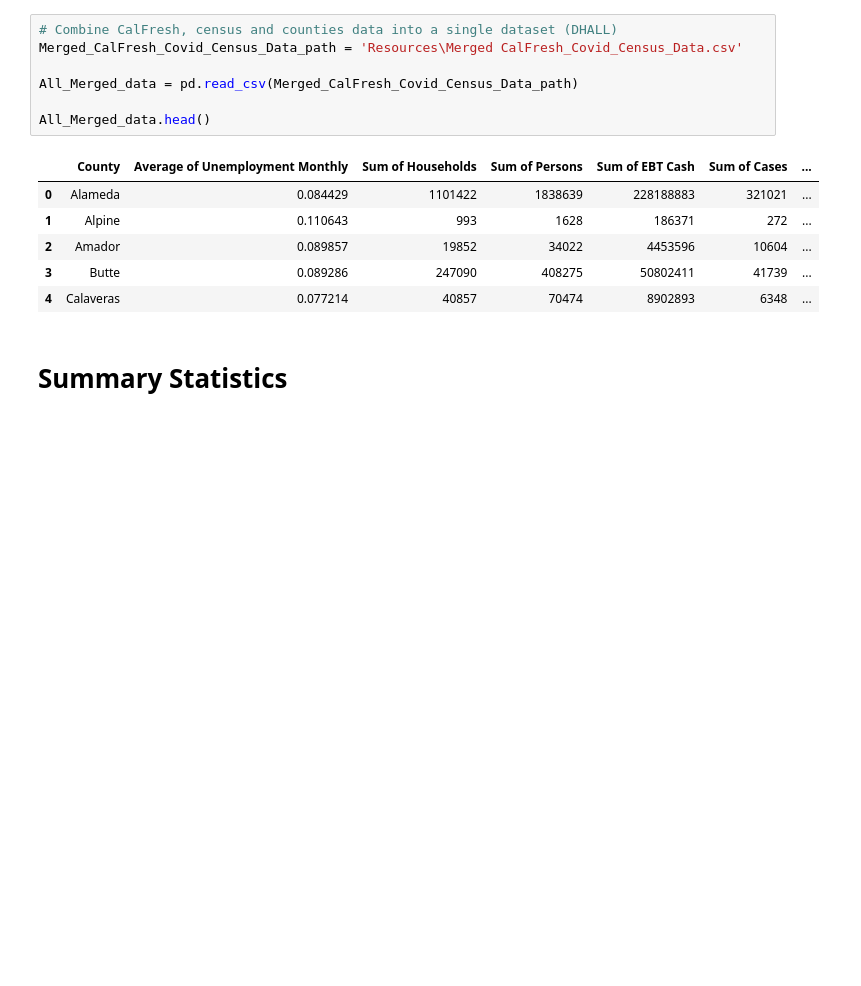
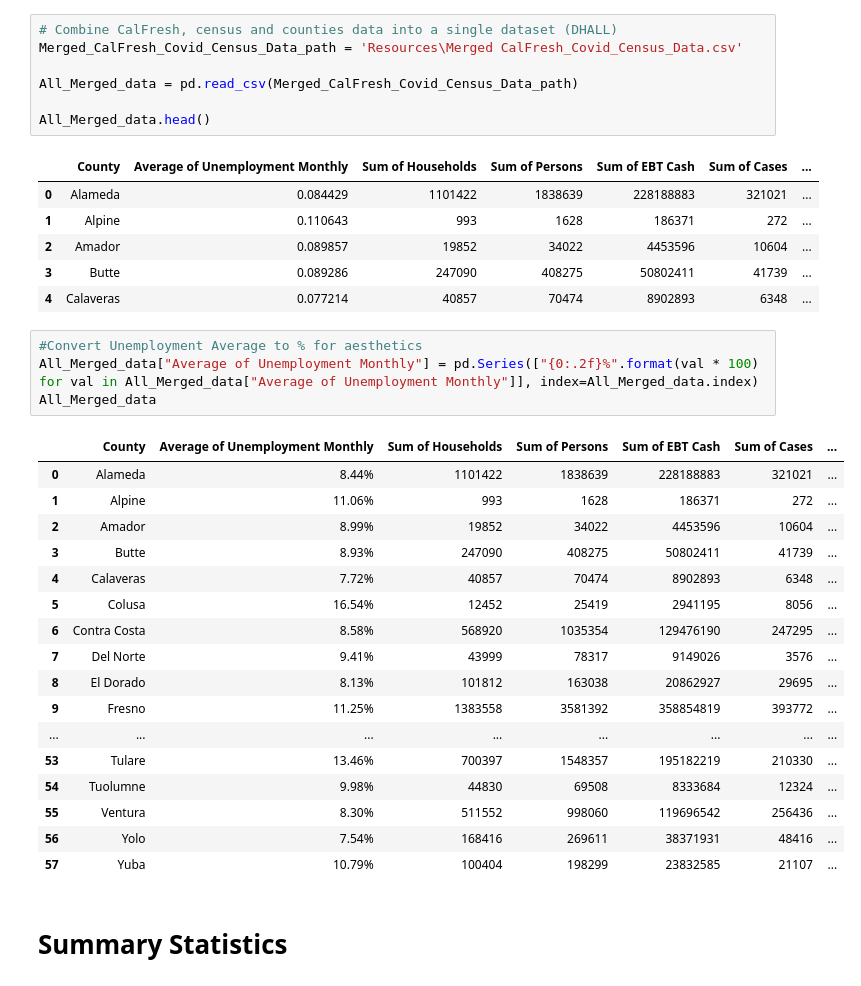
Before and after one commit to speedracer05/Covid_CalFresh, a Jupyter notebook: Covid_CalFresh.ipynb, the cells around one changed output. Saved outputs shown, nothing was run; the diff lists cells and outputs as text; blank space fills up the shorter version.

```diff
--- a/Covid_CalFresh.ipynb
+++ b/Covid_CalFresh.ipynb
@@ -243,6 +231,28 @@ All_Merged_data.head()
 | 2 | Amador | 0.089857 | 19852 | 34022 | 4453596 | 10604 | ... |
 | 3 | Butte | 0.089286 | 247090 | 408275 | 50802411 | 41739 | ... |
 | 4 | Calaveras | 0.077214 | 40857 | 70474 | 8902893 | 6348 | ... |
+# %%
+#Convert Unemployment Average to % for aesthetics
+All_Merged_data["Average of Unemployment Monthly"] = pd.Series(["{0:.2f}%".format(val * 100) for val in All_Merged_data["Average of Unemployment Monthly"]], index=All_Merged_data.index)
+All_Merged_data
+# %% [output]
+|  | County | Average of Unemployment Monthly | Sum of Households | Sum of Persons | Sum of EBT Cash | Sum of Cases | ... |
+| 0 | Alameda | 8.44% | 1101422 | 1838639 | 228188883 | 321021 | ... |
+| 1 | Alpine | 11.06% | 993 | 1628 | 186371 | 272 | ... |
+| 2 | Amador | 8.99% | 19852 | 34022 | 4453596 | 10604 | ... |
+| 3 | Butte | 8.93% | 247090 | 408275 | 50802411 | 41739 | ... |
+| 4 | Calaveras | 7.72% | 40857 | 70474 | 8902893 | 6348 | ... |
+| 5 | Colusa | 16.54% | 12452 | 25419 | 2941195 | 8056 | ... |
+| 6 | Contra Costa | 8.58% | 568920 | 1035354 | 129476190 | 247295 | ... |
+| 7 | Del Norte | 9.41% | 43999 | 78317 | 9149026 | 3576 | ... |
+| 8 | El Dorado | 8.13% | 101812 | 163038 | 20862927 | 29695 | ... |
+| 9 | Fresno | 11.25% | 1383558 | 3581392 | 358854819 | 393772 | ... |
+| ... | ... | ... | ... | ... | ... | ... | ... |
+| 53 | Tulare | 13.46% | 700397 | 1548357 | 195182219 | 210330 | ... |
+| 54 | Tuolumne | 9.98% | 44830 | 69508 | 8333684 | 12324 | ... |
+| 55 | Ventura | 8.30% | 511552 | 998060 | 119696542 | 256436 | ... |
+| 56 | Yolo | 7.54% | 168416 | 269611 | 38371931 | 48416 | ... |
+| 57 | Yuba | 10.79% | 100404 | 198299 | 23832585 | 21107 | ... |
 # %% [markdown]
 # Summary Statistics
 # %% [markdown]
```
Also changed, not shown: parts of 7 cells of this notebook, 2 other files.
